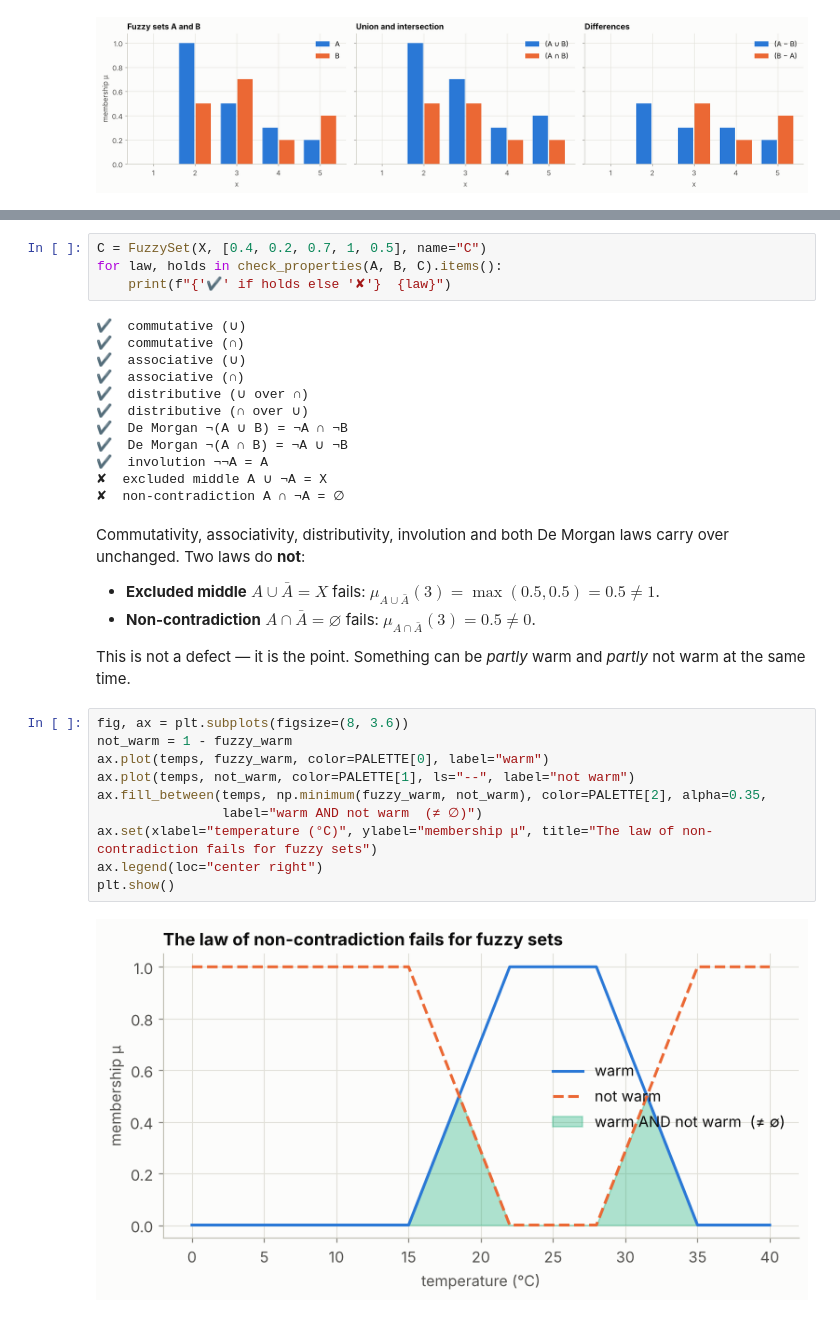
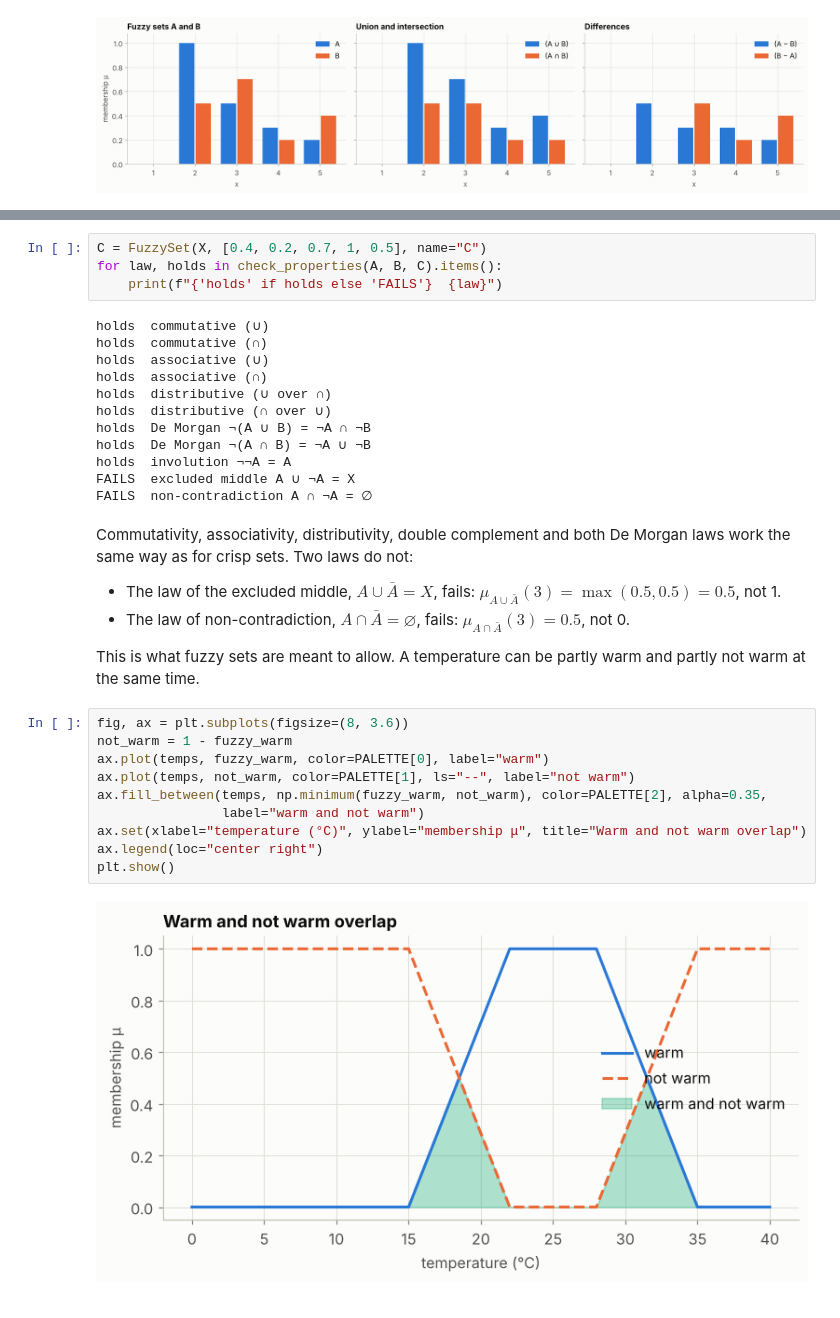
Before and after one commit to anupbagale/neural-network-lab, a Jupyter notebook: notebooks/08_fuzzy_sets.ipynb, the cells around one changed output, grey strips where cells are left out. Drawn from its saved outputs; the diff is of its cells as text.

```diff
--- a/notebooks/08_fuzzy_sets.ipynb
+++ b/notebooks/08_fuzzy_sets.ipynb
@@ -106,38 +105,38 @@ plt.show()
 # %%
 C = FuzzySet(X, [0.4, 0.2, 0.7, 1, 0.5], name="C")
 for law, holds in check_properties(A, B, C).items():
-    print(f"{'✔' if holds else '✘'}  {law}")
+    print(f"{'holds' if holds else 'FAILS'}  {law}")
 # %% [output]
-✔  commutative (∪)
-✔  commutative (∩)
-✔  associative (∪)
-✔  associative (∩)
-✔  distributive (∪ over ∩)
-✔  distributive (∩ over ∪)
-✔  De Morgan ¬(A ∪ B) = ¬A ∩ ¬B
-✔  De Morgan ¬(A ∩ B) = ¬A ∪ ¬B
-✔  involution ¬¬A = A
-✘  excluded middle A ∪ ¬A = X
-✘  non-contradiction A ∩ ¬A = ∅
+holds  commutative (∪)
+holds  commutative (∩)
+holds  associative (∪)
+holds  associative (∩)
+holds  distributive (∪ over ∩)
+holds  distributive (∩ over ∪)
+holds  De Morgan ¬(A ∪ B) = ¬A ∩ ¬B
+holds  De Morgan ¬(A ∩ B) = ¬A ∪ ¬B
+holds  involution ¬¬A = A
+FAILS  excluded middle A ∪ ¬A = X
+FAILS  non-contradiction A ∩ ¬A = ∅
 # %% [markdown]
-Commutativity, associativity, distributivity, involution and both De Morgan laws carry over
-unchanged. Two laws do **not**:
+Commutativity, associativity, distributivity, double complement and both De Morgan laws work the
+same way as for crisp sets. Two laws do not:
 
-* **Excluded middle** $A \cup \bar A = X$ fails: $\mu_{A \cup \bar A}(3) = \max(0.5, 0.5) = 0.5 \ne 1$.
-* **Non-contradiction** $A \cap \bar A = \varnothing$ fails: $\mu_{A \cap \bar A}(3) = 0.5 \ne 0$.
+- The law of the excluded middle, $A \cup \bar A = X$, fails: $\mu_{A \cup \bar A}(3) = \max(0.5, 0.5) = 0.5$, not 1.
+- The law of non-contradiction, $A \cap \bar A = \varnothing$, fails: $\mu_{A \cap \bar A}(3) = 0.5$, not 0.
 
-This is not a defect — it is the point. Something can be *partly* warm and *partly* not warm at the
-same time.
+This is what fuzzy sets are meant to allow. A temperature can be partly warm and partly not warm
+at the same time.
 # %%
 fig, ax = plt.subplots(figsize=(8, 3.6))
 not_warm = 1 - fuzzy_warm
 ax.plot(temps, fuzzy_warm, color=PALETTE[0], label="warm")
 ax.plot(temps, not_warm, color=PALETTE[1], ls="--", label="not warm")
 ax.fill_between(temps, np.minimum(fuzzy_warm, not_warm), color=PALETTE[2], alpha=0.35,
-                label="warm AND not warm  (≠ ∅)")
-ax.set(xlabel="temperature (°C)", ylabel="membership μ", title="The law of non-contradiction fails for fuzzy sets")
+                label="warm and not warm")
+ax.set(xlabel="temperature (°C)", ylabel="membership μ", title="Warm and not warm overlap")
 ax.legend(loc="center right")
 plt.show()
 # %% [output]
-[figure, old version]
+[figure, new version]
 # %% [markdown]
```
Also changed, not shown: parts of 9 cells of this notebook, 16 other files.
